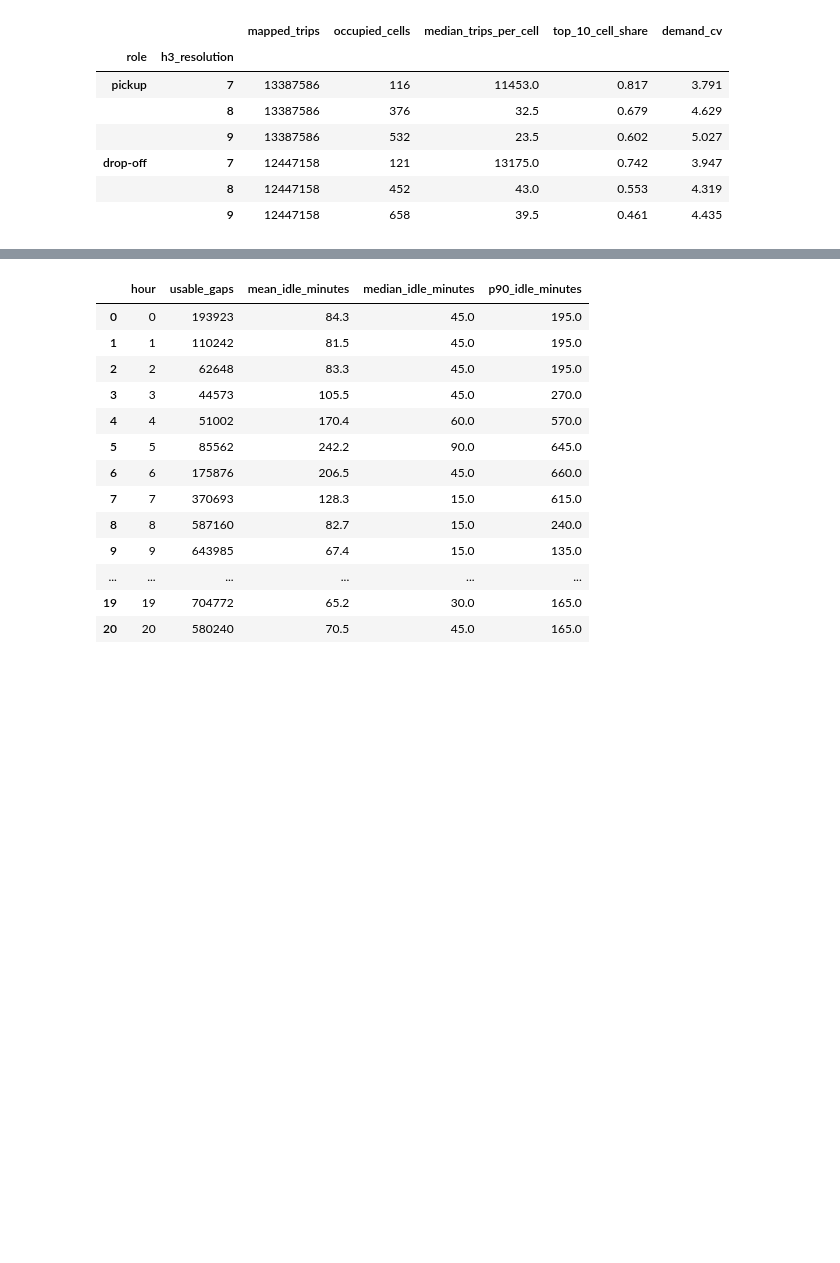
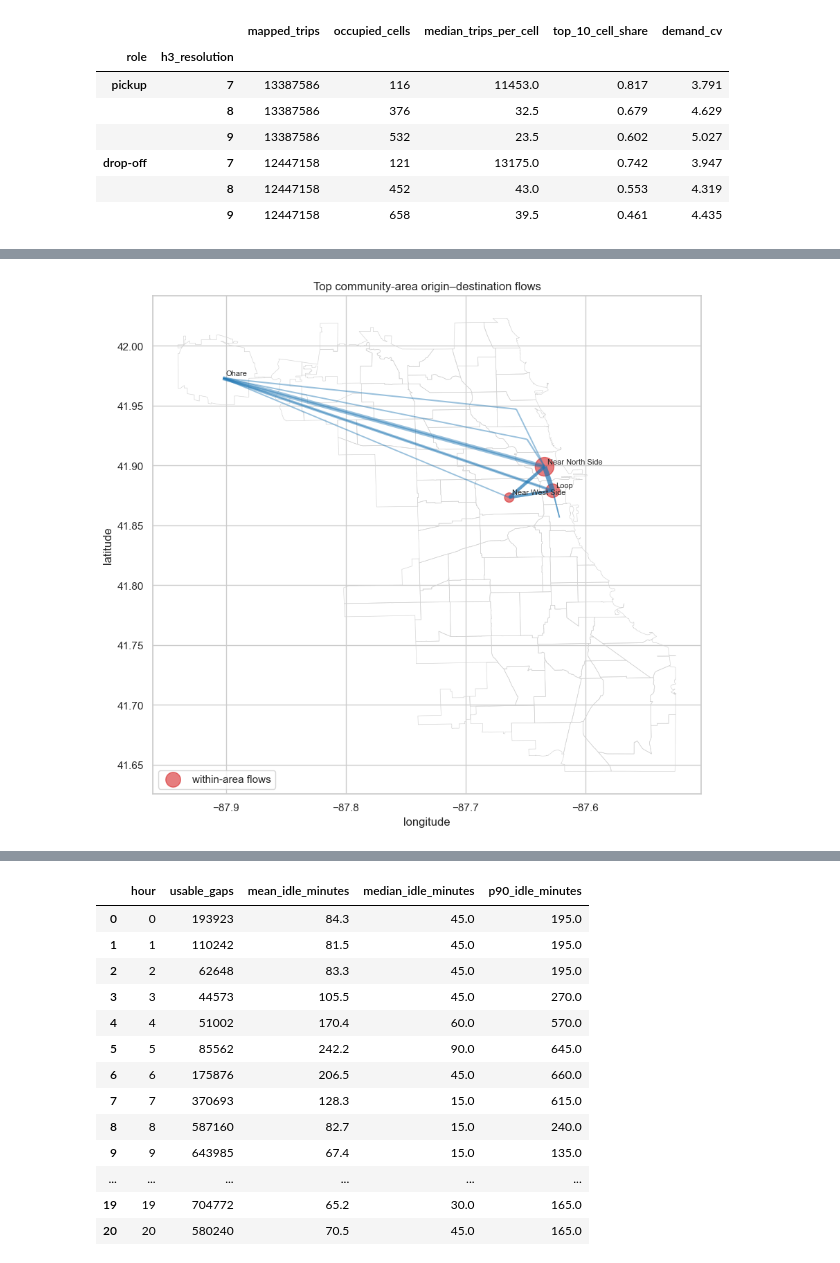
Before and after one commit to angfe/Group-3-AAA, a Jupyter notebook: notebooks/02_01_descriptive_analytics.ipynb, the cells around one changed output, grey strips where cells are left out. Saved outputs shown, nothing was run; the diff lists cells and outputs as text; code cells hidden in the pictures; blank space fills up the shorter version.

```diff
--- a/notebooks/02_01_descriptive_analytics.ipynb
+++ b/notebooks/02_01_descriptive_analytics.ipynb
@@ -376,12 +824,82 @@ plt.xlabel("temporal resolution"); plt.ylabel("spatial resolution"); plt.tight_l
 # %%
 top_flows = con.sql("""
 SELECT
-    pickup_community_area AS origin_area, dropoff_community_area AS destination_area,
-    COUNT(*) AS trips, ROUND(AVG(trip_miles), 2) AS mean_miles,
-    ROUND(AVG(trip_seconds) / 60, 2) AS mean_minutes, ROUND(AVG(fare), 2) AS mean_fare
+    pickup_community_area::INTEGER AS origin_area,
+    dropoff_community_area::INTEGER AS destination_area,
+    COUNT(*) AS trips,
+    ROUND(MEDIAN(trip_miles), 2) AS median_miles,
+    ROUND(MEDIAN(trip_seconds) / 60, 2) AS median_minutes,
+    ROUND(MEDIAN(fare), 2) AS median_fare
 FROM trips
-WHERE pickup_community_area IS NOT NULL AND dropoff_community_area IS NOT NULL
-GROUP BY 1, 2 ORDER BY trips DESC LIMIT 20
+WHERE pickup_community_area IS NOT NULL
+  AND dropoff_community_area IS NOT NULL
+GROUP BY 1, 2
+ORDER BY trips DESC
+LIMIT 20
 """).df()
-display(top_flows)
+
+origin_names = community_names.rename(columns={
+    "area": "origin_area", "community_name": "origin_name"
+})
+destination_names = community_names.rename(columns={
+    "area": "destination_area", "community_name": "destination_name"
+})
+top_flows = (
+    top_flows.merge(origin_names, on="origin_area", how="left")
+    .merge(destination_names, on="destination_area", how="left")
+)
+display(top_flows[[
+    "origin_name", "destination_name", "trips",
+    "median_miles", "median_minutes", "median_fare",
+]])
+
+# Compute representative community-area points in a projected CRS before returning to WGS84.
+community_centers = community_areas.to_crs("EPSG:26916")[["area", "geometry"]].copy()
+community_centers["geometry"] = community_centers.geometry.representative_point()
+community_centers = community_centers.to_crs("EPSG:4326")
+center_lookup = dict(
+    zip(community_centers["area"].astype(int), community_centers.geometry)
+)
+
+cross_flows = top_flows[top_flows.origin_area != top_flows.destination_area].copy()
+cross_flows = gpd.GeoDataFrame(
+    cross_flows,
+    geometry=[
+        LineString([center_lookup[int(origin)], center_lookup[int(destination)]])
+        for origin, destination in zip(cross_flows.origin_area, cross_flows.destination_area)
+    ],
+    crs="EPSG:4326",
+)
+self_flows = top_flows[top_flows.origin_area == top_flows.destination_area].copy()
+self_flows = gpd.GeoDataFrame(
+    self_flows,
+    geometry=[center_lookup[int(area)] for area in self_flows.origin_area],
+    crs="EPSG:4326",
+)
+
+fig, ax = plt.subplots(figsize=(9, 9))
+community_areas.boundary.plot(ax=ax, color="lightgray", linewidth=.45)
+max_flow = top_flows.trips.max()
+for _, flow in cross_flows.sort_values("trips").iterrows():
+    gpd.GeoSeries([flow.geometry], crs="EPSG:4326").plot(
+        ax=ax, color="tab:blue", alpha=.45,
+        linewidth=.5 + 6 * flow.trips / max_flow,
+    )
+if not self_flows.empty:
+    self_flows.plot(
+        ax=ax, color="tab:red", alpha=.6,
+        markersize=30 + 350 * self_flows.trips / max_flow,
+        label="within-area flows",
+    )
+for area in [8, 32, 76, 28]:
+    point = center_lookup[area]
+    name = community_names.loc[community_names.area == area, "community_name"].iloc[0]
+    ax.annotate(name, (point.x, point.y), fontsize=8, xytext=(3, 3), textcoords="offset points")
+ax.set(
+    title="Top community-area origin–destination flows",
+    xlabel="longitude", ylabel="latitude", aspect="equal",
+)
+ax.legend(loc="lower left")
+plt.tight_layout()
+plt.show()
 # %% [output]
@@ -404,0 +923 @@ display(top_flows)
+[figure, added]
```
Also changed, not shown: parts of 27 cells of this notebook, 2 other files.
